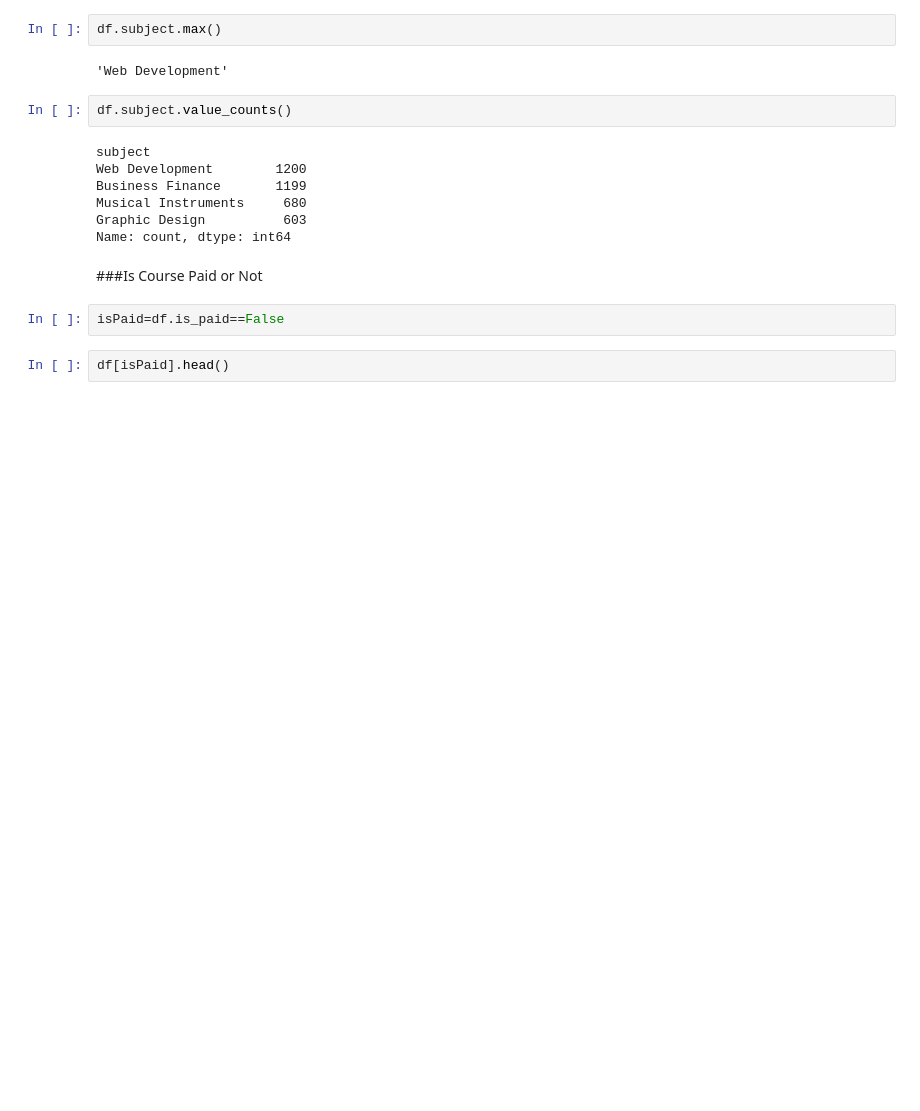
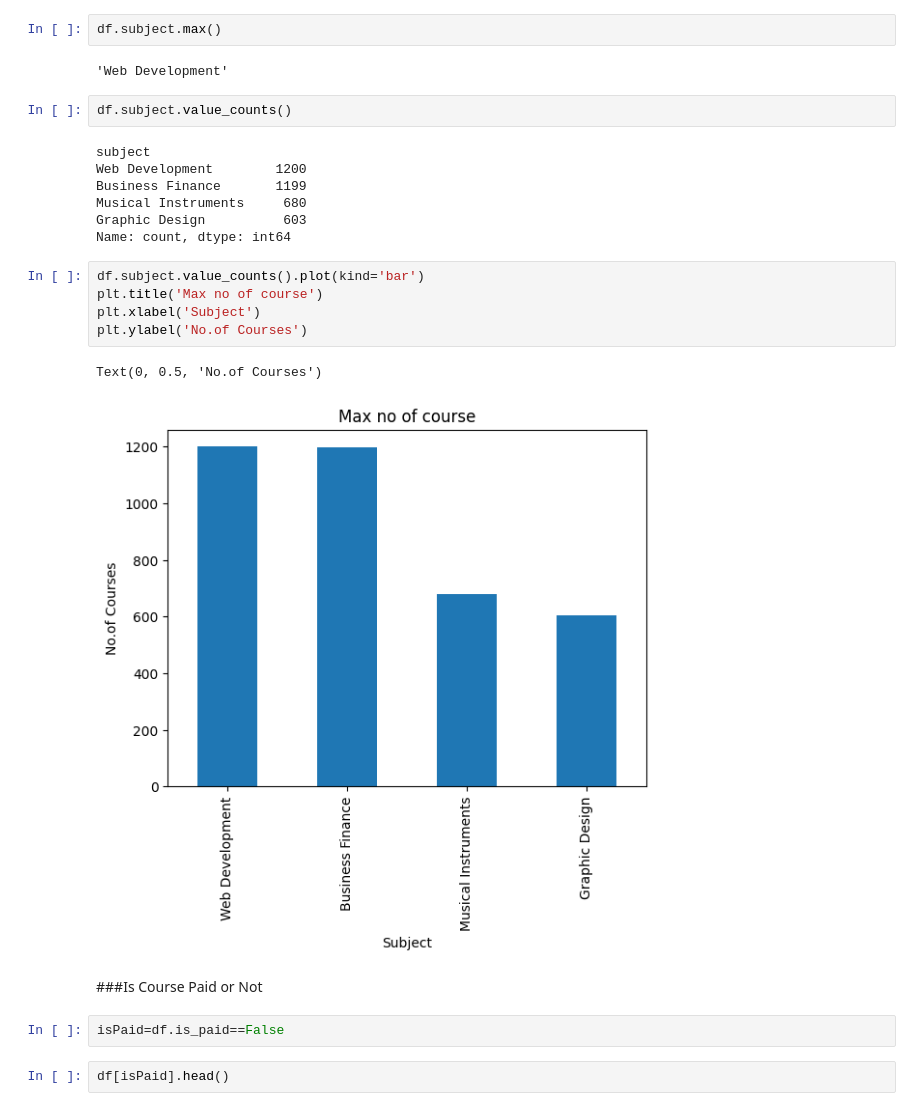
Before and after one commit to aravindrepository/Udemy-course-analysis, a Jupyter notebook: UDEMY_COURSE_Data_Analysis.ipynb, the cells around one changed output. Cells and saved outputs as stored; diff of their text form; blank space fills up the shorter version.

```diff
--- a/UDEMY_COURSE_Data_Analysis.ipynb
+++ b/UDEMY_COURSE_Data_Analysis.ipynb
@@ -63,6 +68,14 @@ Business Finance       1199
 Musical Instruments     680
 Graphic Design          603
 Name: count, dtype: int64
+# %%
+df.subject.value_counts().plot(kind='bar')
+plt.title('Max no of course')
+plt.xlabel('Subject')
+plt.ylabel('No.of Courses')
+# %% [output]
+Text(0, 0.5, 'No.of Courses')
+[figure, added]
 # %% [markdown]
 ###Is Course Paid or Not
 # %%
```
Also changed, not shown: parts of 2 cells of this notebook.
